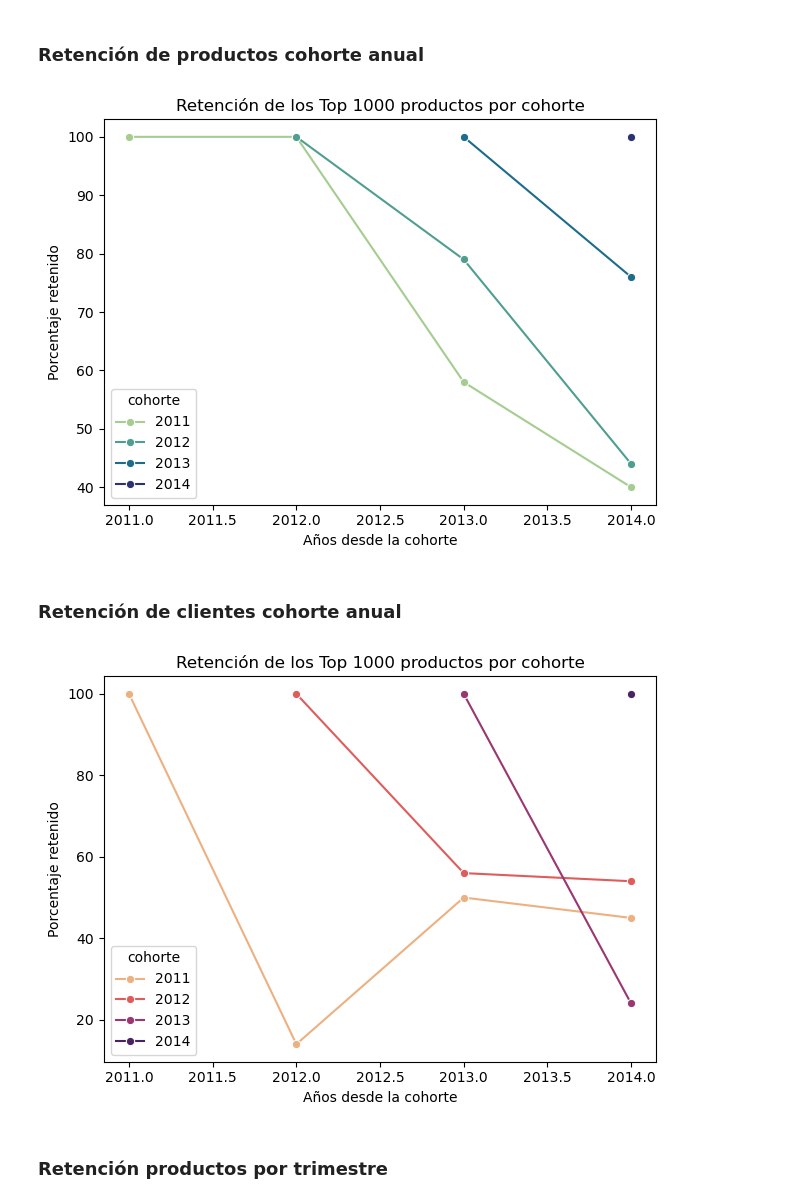
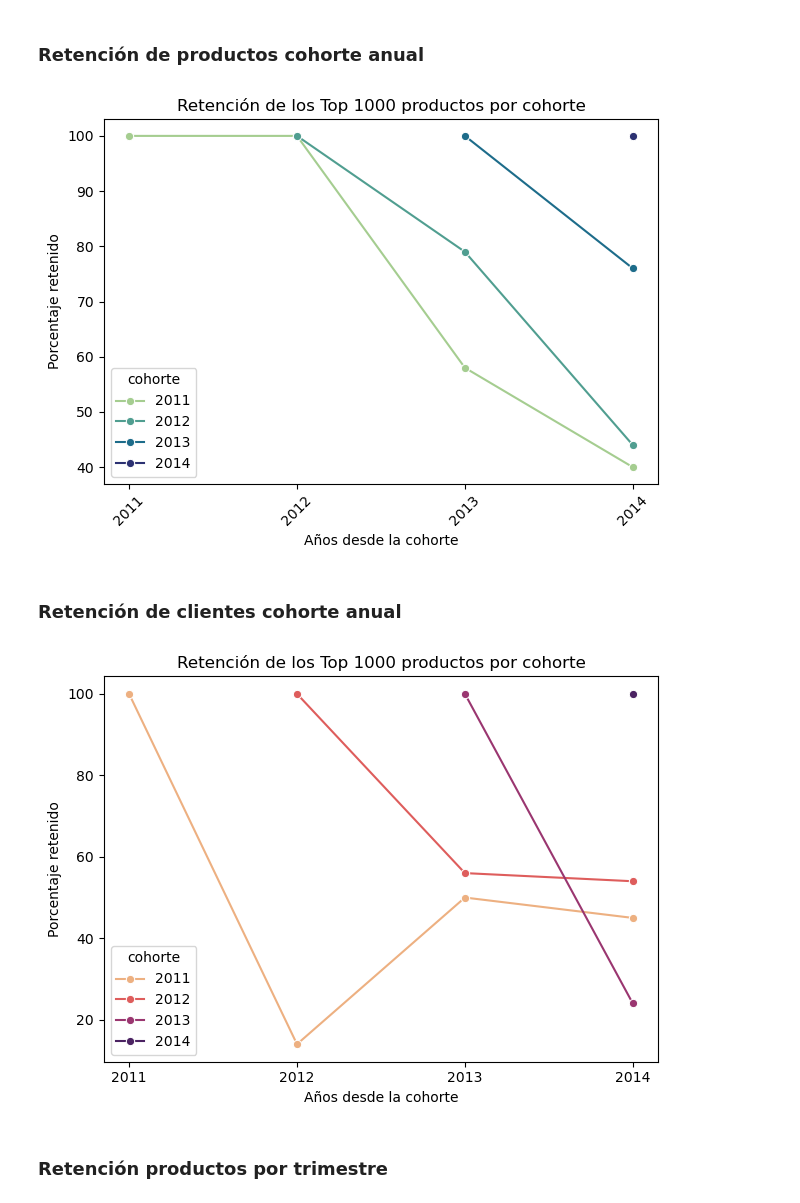
Before and after one commit to fedepicado/Series-temporales-con-SQL, a Jupyter notebook: Retencion de clientes.ipynb, the cells around one changed output. Drawn from its saved outputs; the diff is of its cells as text; code cells hidden in the pictures.

```diff
--- a/Retencion de clientes.ipynb
+++ b/Retencion de clientes.ipynb
@@ -386,36 +388,39 @@ GROUP BY cohorte, año_observado - cohorte
 )
 SELECT
     pf.cohorte,
     pf.año_desde_cohorte+cohorte as año_desde_cohorte,
     round((CAST(pf.productos_retenidos AS FLOAT) /
      CAST(FIRST_VALUE(pf.productos_retenidos) OVER (PARTITION BY pf.cohorte ORDER BY pf.año_desde_cohorte) AS FLOAT)),2) * 100
      AS porcentaje
 FROM productos_finales pf
 order by pf.cohorte, pf.año_desde_cohorte asc""")
 
 df = armar_query(query)
 
 
-# Asegurás tipos numéricos
 df['cohorte'] = df['cohorte'].astype(int)
 df['año_desde_cohorte'] = df['año_desde_cohorte'].astype(int)
 
-# Lineplot: eje X = años desde cohorte, eje Y = porcentaje, una línea por cohorte
+
 sns.lineplot(
     data=df,
     x='año_desde_cohorte',
     y='porcentaje',
     hue='cohorte',
     marker='o',
     palette= 'crest'
 )
 plt.title('Retención de los Top 1000 productos por cohorte')
+plt.xticks(ticks=sorted(df['año_desde_cohorte'].unique()),
+           labels=sorted(df['año_desde_cohorte'].unique().astype(int)))
+plt.xticks(rotation=45)
+plt.tight_layout()
 plt.xlabel('Años desde la cohorte')
 plt.ylabel('Porcentaje retenido')
 plt.tight_layout()
 plt.show()
 # %% [output]
-[figure, old version]
+[figure, new version]
 # %% [markdown]
 ### Retención de clientes cohorte anual
 # %%
@@ -454,14 +459,13 @@ SELECT
      AS porcentaje
 FROM clientes_cohorte_retencion ccr
 order by ccr.cohorte, ccr.año_desde_cohorte asc""")
-trans.rollback()
+
 df = armar_query(query)
 
-# Asegurás tipos numéricos
 df['cohorte'] = df['cohorte'].astype(int)
 df['año_desde_cohorte'] = df['año_desde_cohorte'].astype(int)
 
-# Lineplot: eje X = años desde cohorte, eje Y = porcentaje, una línea por cohorte
+
 sns.lineplot(
     data=df,
     x='año_desde_cohorte',
@@ -472,11 +476,14 @@ sns.lineplot(
 )
 plt.title('Retención de los Top 1000 productos por cohorte')
 plt.xlabel('Años desde la cohorte')
+plt.xticks(ticks=sorted(df['año_desde_cohorte'].unique()),
+           labels=sorted(df['año_desde_cohorte'].unique().astype(int)))
+
 plt.ylabel('Porcentaje retenido')
 plt.tight_layout()
 plt.show()
 # %% [output]
-[figure, old version]
+[figure, new version]
 # %% [markdown]
 ### Retención productos por trimestre
 # %%
```
Also changed, not shown: parts of 12 cells of this notebook.
